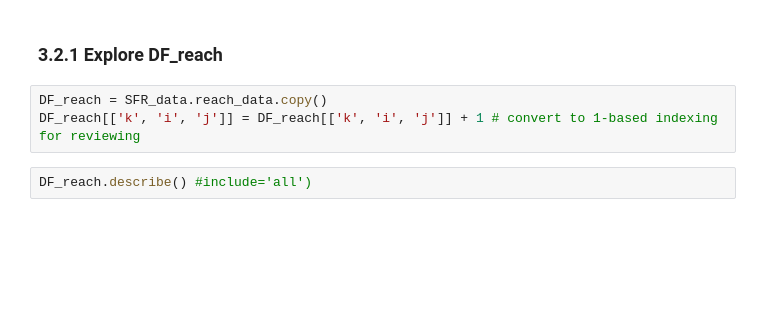
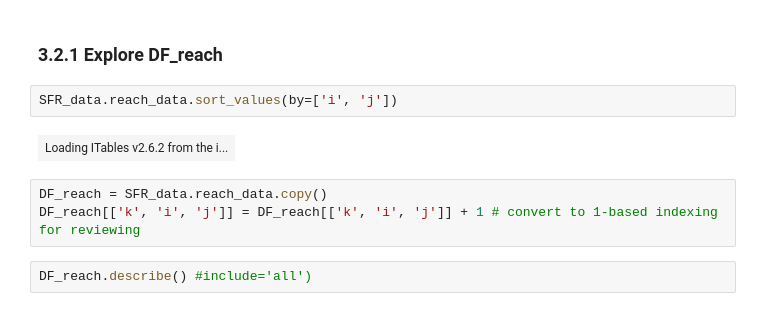
Before and after one commit to Ydrolog/WS_Mdl, a Jupyter notebook: code/Jupyter/PrP/SFRmaker/SFRmaker_NBr47.ipynb, the cells around one changed output. Drawn from its saved outputs; the diff is of its cells as text; blank space fills up the shorter version.

```diff
--- a/code/Jupyter/PrP/SFRmaker/SFRmaker_NBr47.ipynb
+++ b/code/Jupyter/PrP/SFRmaker/SFRmaker_NBr47.ipynb
@@ -520,5 +663,9 @@ SFR_data = lines.to_sfr(grid=SFR_grid_L1, one_reach_per_cell=True)
 # %% [markdown]
 ### 3.2.1 Explore DF_reach
+# %%
+SFR_data.reach_data.sort_values(by=['i', 'j'])
+# %% [output]
+| Loading ITables v2.6.2 from the i... |
 # %%
 DF_reach = SFR_data.reach_data.copy()
 DF_reach[['k', 'i', 'j']] = DF_reach[['k', 'i', 'j']] + 1 # convert to 1-based indexing for reviewing
```
Also changed, not shown: parts of 98 cells of this notebook, 10 other files.
